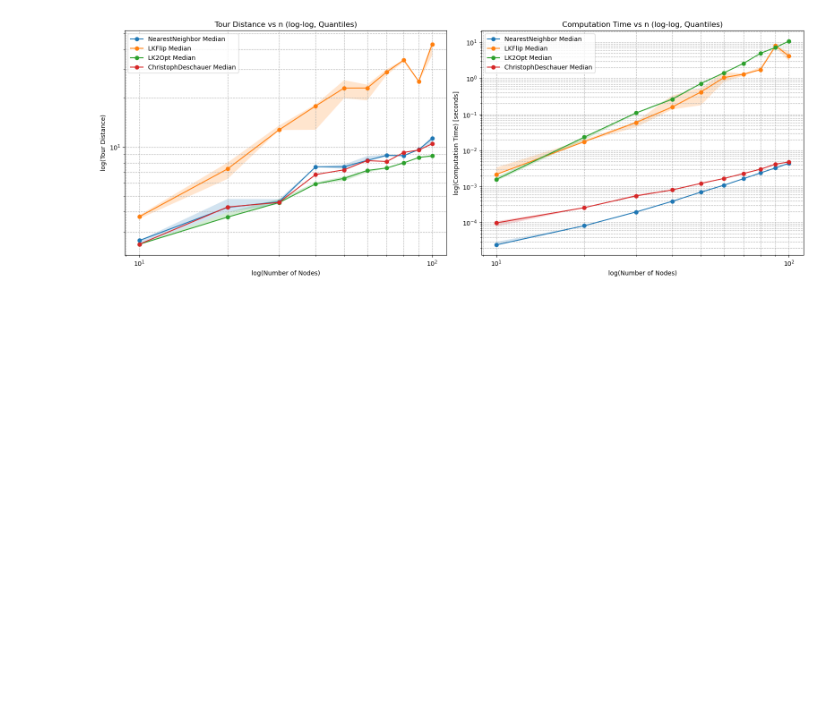
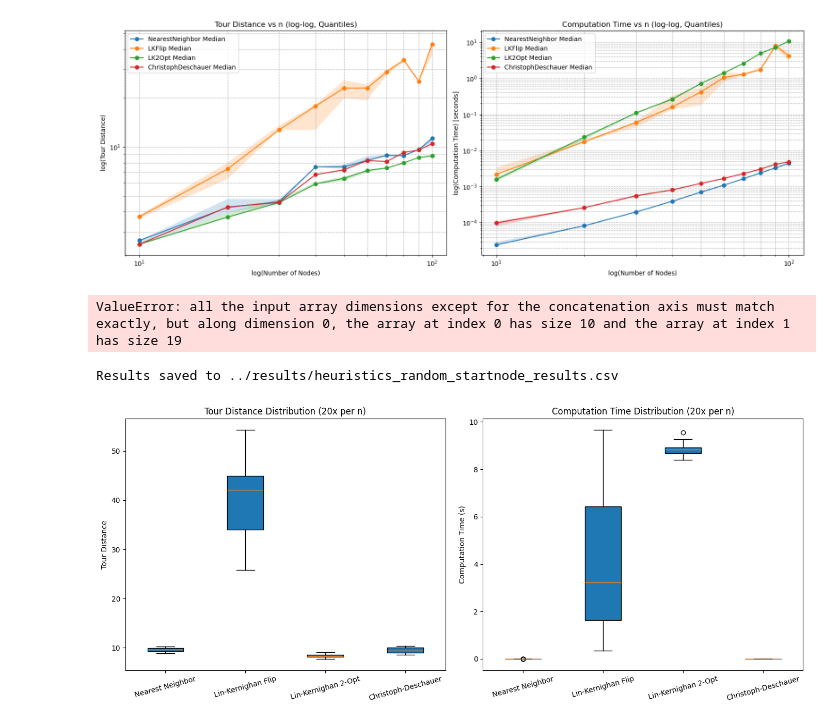
Before and after one commit to terryjiyao/TSP_benchmark_project, a Jupyter notebook: code/Heuristic_Comparison.ipynb, the cells around one changed output. Drawn from its saved outputs; the diff is of its cells as text; code cells hidden in the pictures; blank space fills up the shorter version.

```diff
--- a/code/Heuristic_Comparison.ipynb
+++ b/code/Heuristic_Comparison.ipynb
@@ -439,3 +421,77 @@ plt.tight_layout()
 plt.show()
 # %% [output]
 [figure]
+# %%
+import random
+import csv
+import numpy as np
+import matplotlib.pyplot as plt
+
+file_path = '../dataset/Github/large.csv'
+coordinates = hsm.get_coordinates_kaggle(file_path)
+
+o_list = []
+t_list = []
+start_nodes = []
+
+# iterate different n
+for n in range(1, 20):
+    indices = random.sample(range(len(coordinates)), 100)
+    selected_coordinates = coordinates[indices]
+
+    dist_matrix = hsm.get_distance_matrix(selected_coordinates)
+
+    startnode = random.randint(0, n-1)
+
+    o1, p1, t1 = hsm.Nearest_Neighbor(dist_matrix, start_node=startnode)
+    o2, p2, t2 = hsm.Lin_Kernighan_Flip(dist_matrix, start_node=startnode)
+    o3, p3, t3 = hsm.Lin_Kernighan_k_Opt(dist_matrix, 2, start_node=startnode)
+    o4, p4, t4 = hsm.Christoph_Deschauer(dist_matrix, start_node=startnode)
+
+    o_list.append([o1, o2, o3, o4])
+    t_list.append([t1, t2, t3, t4])
+    start_nodes.append(startnode)
+
+o_array = np.array(o_list)
+t_array = np.array(t_list)
+start_array = np.array(start_nodes).reshape(-1, 1)
+# %% [output]
+ValueError: all the input array dimensions except for the concatenation axis must match exactly, but along dimension 0, the array at index 0 has size 10 and the array at index 1 has size 19
+# %%
+result_array = np.hstack([start_array, o_array, t_array])
+
+save_path = '../results/heuristics_random_startnode_results.csv'
+header = ['n', 'start_node',
+          'o_NearestNeighbor', 'o_LKFlip', 'o_LK2Opt', 'o_ChristophDeschauer',
+          't_NearestNeighbor', 't_LKFlip', 't_LK2Opt', 't_ChristophDeschauer']
+
+with open(save_path, mode='w', newline='') as file:
+    writer = csv.writer(file)
+    writer.writerow(header)
+    writer.writerows(result_array)
+
+print(f"Results saved to {save_path}")
+
+algo_names = ["Nearest Neighbor", "Lin-Kernighan Flip", "Lin-Kernighan 2-Opt", "Christoph-Deschauer"]
+
+plt.figure(figsize=(14, 6))
+
+# Tour Distance
+plt.subplot(1, 2, 1)
+plt.boxplot([o_array[:, i] for i in range(4)], labels=algo_names, patch_artist=True)
+plt.ylabel('Tour Distance')
+plt.title('Tour Distance Distribution (20x per n)')
+plt.xticks(rotation=15)
+
+# Computation Time
+plt.subplot(1, 2, 2)
+plt.boxplot([t_array[:, i] for i in range(4)], labels=algo_names, patch_artist=True)
+plt.ylabel('Computation Time (s)')
+plt.title('Computation Time Distribution (20x per n)')
+plt.xticks(rotation=15)
+
+plt.tight_layout()
+plt.show()
+# %% [output]
+Results saved to ../results/heuristics_random_startnode_results.csv
+[figure, added]
```
Also changed, not shown: parts of 3 cells of this notebook, 5 other files.
